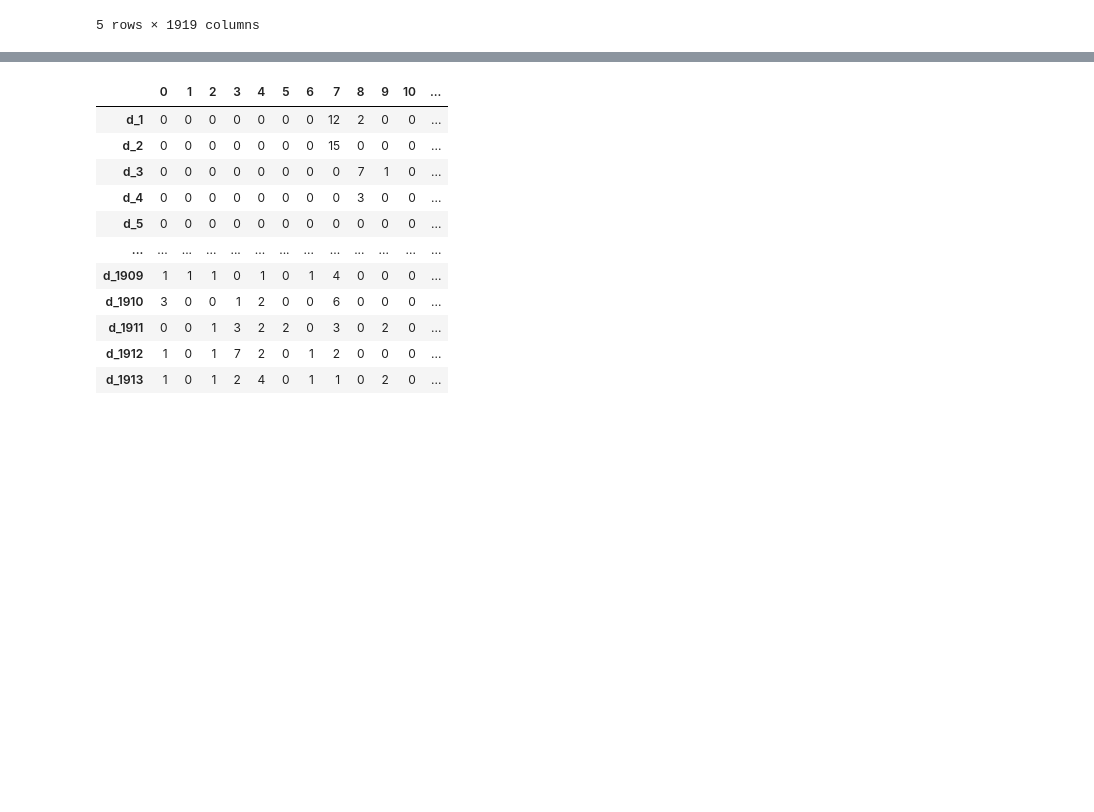
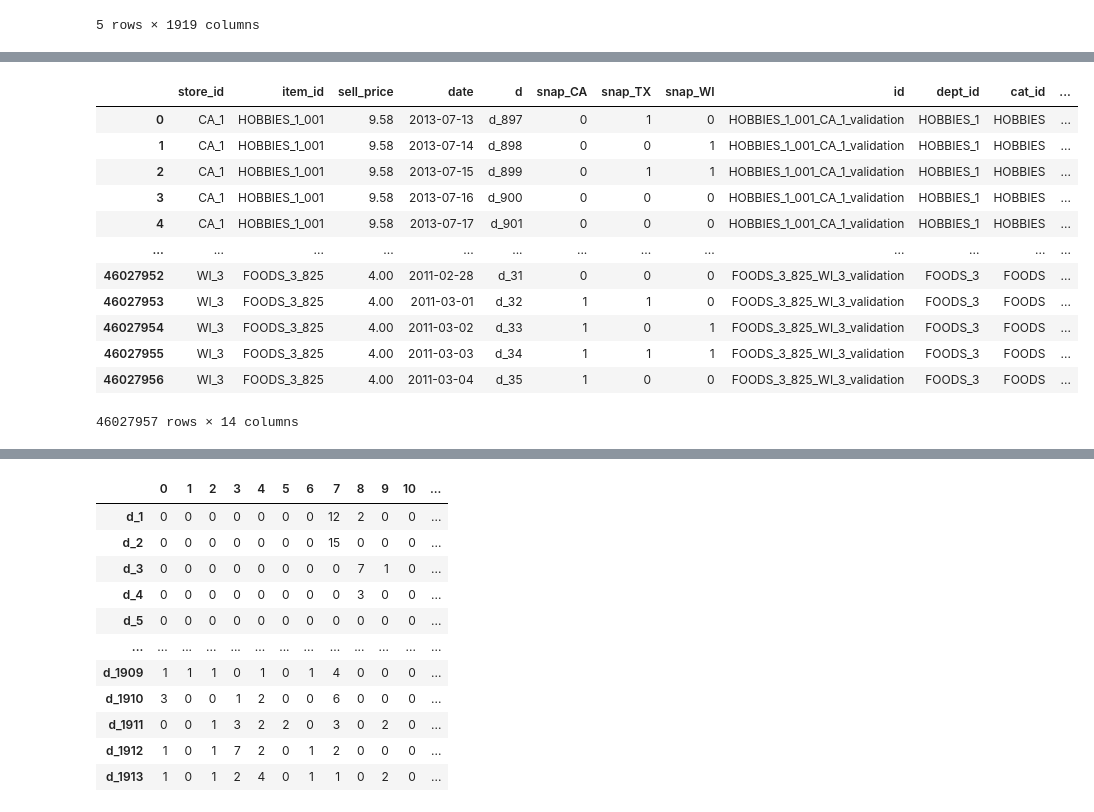
Before and after one commit to EvelynElesh/NNs_for_timeseries, a Jupyter notebook: deep_learning_models.ipynb, the cells around one changed output, grey strips where cells are left out. Drawn from its saved outputs; the diff is of its cells as text; code cells hidden in the pictures; blank space fills up the shorter version.

```diff
--- a/deep_learning_models.ipynb
+++ b/deep_learning_models.ipynb
@@ -189,0 +305,2 @@ train_sales.head()
+# %%
+reduced_sell_prices_calendar = sell_prices_calendar.drop(['wm_yr_wk','weekday','wday','month','year','event_name_1', 'event_type_1', 'event_name_2', 'event_type_2'], axis=1)
@@ -189,0 +313,5 @@ train_sales.head()
+# %%
+# changing the sales dataset to turn the 'd' columns to roll to help mearge the dataset,
+
+train_sales_melt = train_sales.melt(id_vars=["id","item_id","dept_id", "cat_id","store_id","state_id"], var_name="d", value_name="sold_units")
+train_sales_melt
@@ -189,0 +332,4 @@ train_sales.head()
+# %%
+# merging the 3 data datasets together
+sales_prices = pd.merge(reduced_sell_prices_calendar, train_sales_melt, on = ['item_id', 'store_id', 'd'])
+sales_prices.head()
@@ -189,0 +343,21 @@ train_sales.head()
+# %%
+# to convert the sell_price and sold_units to floats
+sales_prices[['sell_price', 'sold_units']] = sales_prices[['sell_price', 'sold_units']].astype(float)
+# %%
+# creating a new column to calculate revenue
+sales_prices['revenue'] = sales_prices['sell_price'] * sales_prices['sold_units']
+sales_prices
+# %% [output]
+|  | store_id | item_id | sell_price | date | d | snap_CA | snap_TX | snap_WI | id | dept_id | cat_id | ... |
+| 0 | CA_1 | HOBBIES_1_001 | 9.58 | 2013-07-13 | d_897 | 0 | 1 | 0 | HOBBIES_1_001_CA_1_validation | HOBBIES_1 | HOBBIES | ... |
+| 1 | CA_1 | HOBBIES_1_001 | 9.58 | 2013-07-14 | d_898 | 0 | 0 | 1 | HOBBIES_1_001_CA_1_validation | HOBBIES_1 | HOBBIES | ... |
+| 2 | CA_1 | HOBBIES_1_001 | 9.58 | 2013-07-15 | d_899 | 0 | 1 | 1 | HOBBIES_1_001_CA_1_validation | HOBBIES_1 | HOBBIES | ... |
+| 3 | CA_1 | HOBBIES_1_001 | 9.58 | 2013-07-16 | d_900 | 0 | 0 | 0 | HOBBIES_1_001_CA_1_validation | HOBBIES_1 | HOBBIES | ... |
+| 4 | CA_1 | HOBBIES_1_001 | 9.58 | 2013-07-17 | d_901 | 0 | 0 | 0 | HOBBIES_1_001_CA_1_validation | HOBBIES_1 | HOBBIES | ... |
+| ... | ... | ... | ... | ... | ... | ... | ... | ... | ... | ... | ... | ... |
+| 46027952 | WI_3 | FOODS_3_825 | 4.00 | 2011-02-28 | d_31 | 0 | 0 | 0 | FOODS_3_825_WI_3_validation | FOODS_3 | FOODS | ... |
+| 46027953 | WI_3 | FOODS_3_825 | 4.00 | 2011-03-01 | d_32 | 1 | 1 | 0 | FOODS_3_825_WI_3_validation | FOODS_3 | FOODS | ... |
+| 46027954 | WI_3 | FOODS_3_825 | 4.00 | 2011-03-02 | d_33 | 1 | 0 | 1 | FOODS_3_825_WI_3_validation | FOODS_3 | FOODS | ... |
+| 46027955 | WI_3 | FOODS_3_825 | 4.00 | 2011-03-03 | d_34 | 1 | 1 | 1 | FOODS_3_825_WI_3_validation | FOODS_3 | FOODS | ... |
+| 46027956 | WI_3 | FOODS_3_825 | 4.00 | 2011-03-04 | d_35 | 1 | 0 | 0 | FOODS_3_825_WI_3_validation | FOODS_3 | FOODS | ... |
+46027957 rows × 14 columns
```
Also changed, not shown: parts of 51 cells of this notebook, 1 other file.
